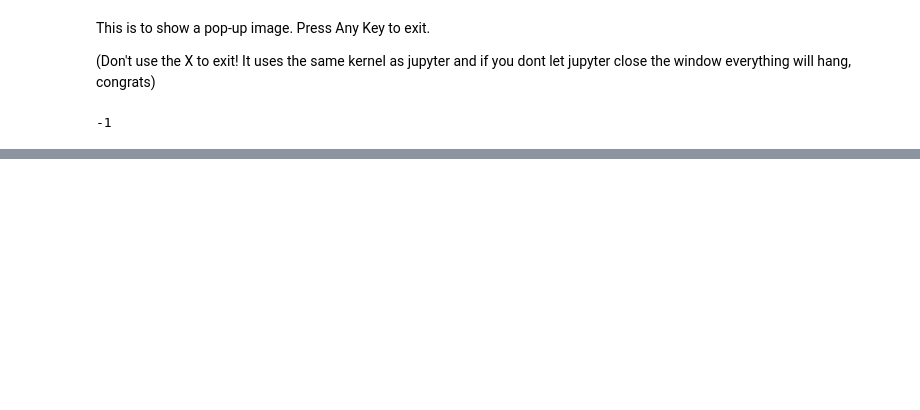
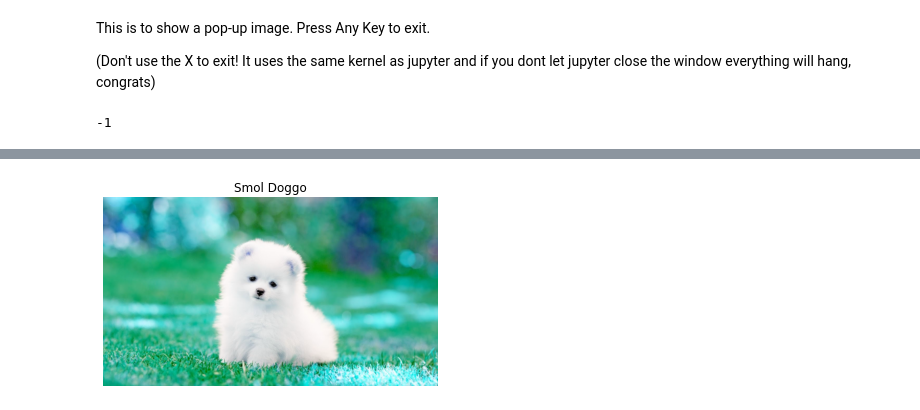
Before and after one commit to variii/CVprojects, a Jupyter notebook: tutorial1.ipynb, the cells around one changed output, grey strips where cells are left out. Cells and saved outputs as stored; diff of their text form; code cells hidden in the pictures; blank space fills up the shorter version.

```diff
--- a/tutorial1.ipynb
+++ b/tutorial1.ipynb
@@ -33,0 +89,6 @@ h,w,d
+# %%
+targetsize = (math.ceil(w/2),math.ceil(h/2))
+smallimg = cv2.resize(img,targetsize)
+cvplot(smallimg, 'Smol Doggo')
+# %% [output]
+[figure, added]
```
Also changed, not shown: parts of 34 cells of this notebook.
